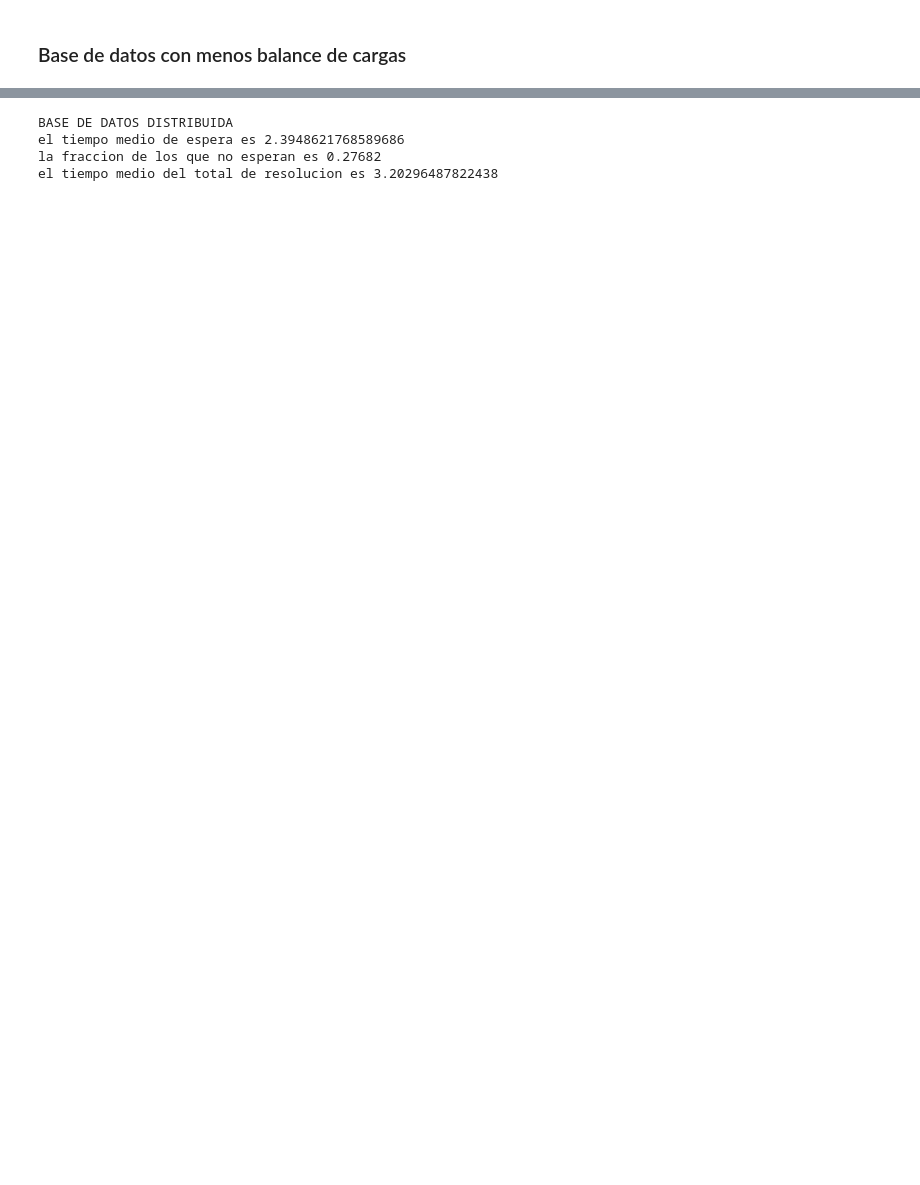
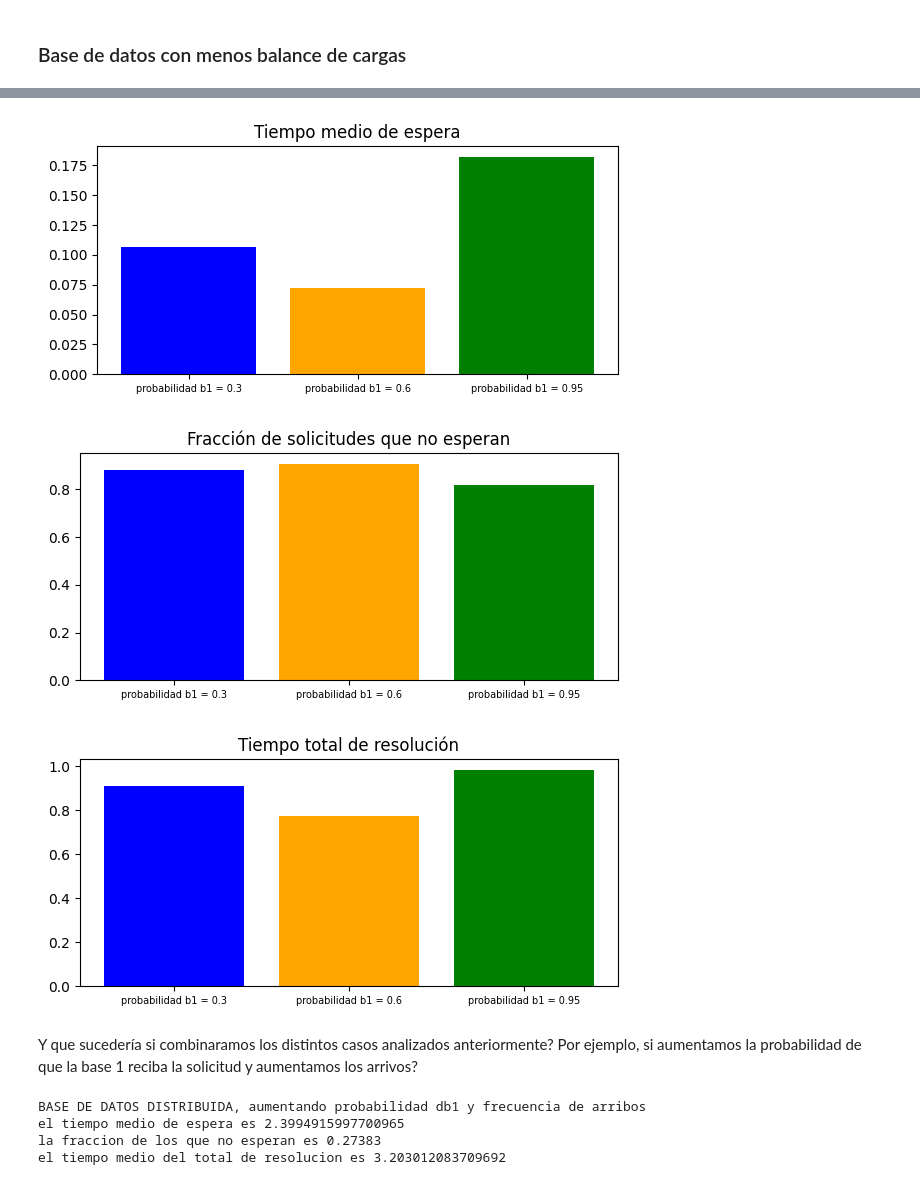
Before and after one commit to MartinCohen98/simulacion_tp1_grupo2_1c2024, a Jupyter notebook: Ejercicio3_TP2.ipynb, the cells around one changed output, grey strips where cells are left out. Saved outputs shown, nothing was run; the diff lists cells and outputs as text; code cells hidden in the pictures; blank space fills up the shorter version.

```diff
--- a/Ejercicio3_TP2.ipynb
+++ b/Ejercicio3_TP2.ipynb
@@ -412,10 +402,11 @@ hacer conclusion
 # %%
 HIGHER_PROBABILITY_DB1 = 0.95
+LOWER_PROBABILITY_DB1 = 0.3
 # %%
 # DATOS BASE DE DATOS DISTRIBUIDA
 mean_process_times = [MEAN_PROCESSING_TIME_CENTRAL_DB, MEAN_PROCESING_TIME_DB2]
 webServiceDistribuited = WebService(SEED, SEED_ARRIVALS, SEED_PROCESING_TIME, TOTAL_REQUEST, MEAN_ARRIVAL_CALL, mean_process_times, centralDB=False, probability_d1=HIGHER_PROBABILITY_DB1)
-webServiceDistribuited.generate_and_process_requests_ddb()
+webServiceDistribuited.generate_and_process_requests()
 
-print_webservice_data(webServiceDistribuited, "BASE DE DATOS DISTRIBUIDA")
+mean_waiting_time_hp, fraction_no_wait_hp, total_mean_processing_time_hp = print_webservice_data(webServiceDistribuited, "BASE DE DATOS DISTRIBUIDA para una probabilidad db1 mayor")
 # %% [output]
@@ -425,0 +417,7 @@ el tiempo medio del total de resolucion es 0.9843864893535141
+# %%
+# DATOS BASE DE DATOS DISTRIBUIDA
+mean_process_times = [MEAN_PROCESSING_TIME_CENTRAL_DB, MEAN_PROCESING_TIME_DB2]
+webServiceDistribuited = WebService(SEED, SEED_ARRIVALS, SEED_PROCESING_TIME, TOTAL_REQUEST, MEAN_ARRIVAL_CALL, mean_process_times, centralDB=False, probability_d1=LOWER_PROBABILITY_DB1)
+webServiceDistribuited.generate_and_process_requests()
+
+mean_waiting_time_lp, fraction_no_wait_lp, total_mean_processing_time_lp = print_webservice_data(webServiceDistribuited, "BASE DE DATOS DISTRIBUIDA para una probabilidad db1 menor")
@@ -426,12 +433,34 @@ el tiempo medio del total de resolucion es 0.9843864893535141
+# %%
+def compare_3_results(info_lp, original_info, info_hp, title):
+    fig, ax = plt.subplots(figsize=(6, 3))
+
+    ax.bar(np.arange(3), [info_lp, original_info, info_hp], color=['blue', 'orange', 'green'])
+    ax.set_xticks(np.arange(3))
+    ax.set_xticklabels([ "probabilidad b1 = 0.3", "probabilidad b1 = 0.6", "probabilidad b1 = 0.95"], ha="center", fontsize=7)
+    ax.set_title(title)
+
+    # Mostrar el gráfico
+    plt.tight_layout()
+    plt.show()
+# %%
+compare_3_results(mean_waiting_time_lp, mean_waiting_time_ddb, mean_waiting_time_hp, "Tiempo medio de espera")
+compare_3_results(fraction_no_wait_lp, fraction_no_waiting_ddb, fraction_no_wait_hp, "Fracción de solicitudes que no esperan")
+compare_3_results(total_mean_processing_time_lp, mean_total_resolving_time_ddb, total_mean_processing_time_hp, "Tiempo total de resolución")
+# %% [output]
+[figure, added]
+[figure, added]
+[figure, added]
+# %% [markdown]
+Y que sucedería si combinaramos los distintos casos analizados anteriormente? Por ejemplo, si aumentamos la probabilidad de que la base 1 reciba la solicitud y aumentamos los arrivos?
 # %%
 # DATOS BASE DE DATOS DISTRIBUIDA
 mean_process_times = [MEAN_PROCESSING_TIME_CENTRAL_DB, MEAN_PROCESING_TIME_DB2]
 webServiceDistribuited = WebService(SEED, SEED_ARRIVALS, SEED_PROCESING_TIME, TOTAL_REQUEST, FASTER_ARRIVAL_CALL, mean_process_times, centralDB=False, probability_d1=HIGHER_PROBABILITY_DB1)
-webServiceDistribuited.generate_and_process_requests_ddb()
+webServiceDistribuited.generate_and_process_requests()
 
-print_webservice_data(webServiceDistribuited, "BASE DE DATOS DISTRIBUIDA")
+_, _, _ = print_webservice_data(webServiceDistribuited, "BASE DE DATOS DISTRIBUIDA, aumentando probabilidad db1 y frecuencia de arribos")
 # %% [output]
-BASE DE DATOS DISTRIBUIDA
-el tiempo medio de espera es 2.3948621768589686
-la fraccion de los que no esperan es 0.27682
-el tiempo medio del total de resolucion es 3.20296487822438
+BASE DE DATOS DISTRIBUIDA, aumentando probabilidad db1 y frecuencia de arribos
+el tiempo medio de espera es 2.3994915997700965
+la fraccion de los que no esperan es 0.27383
+el tiempo medio del total de resolucion es 3.203012083709692
```
Also changed, not shown: parts of 22 cells of this notebook.
